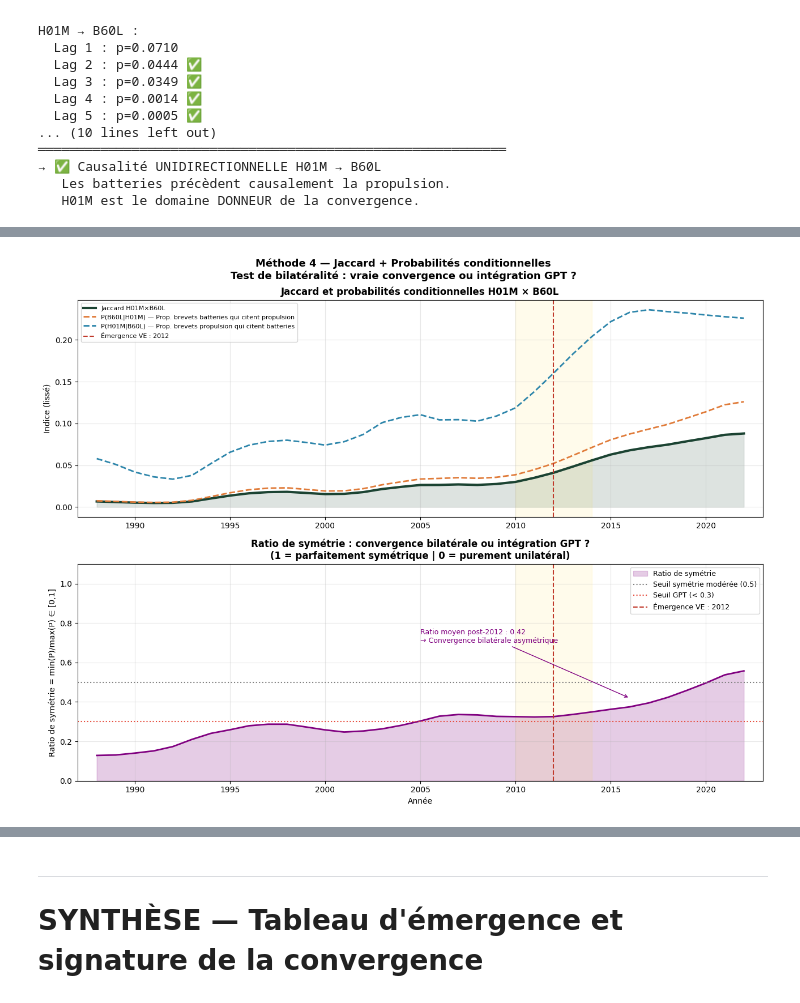
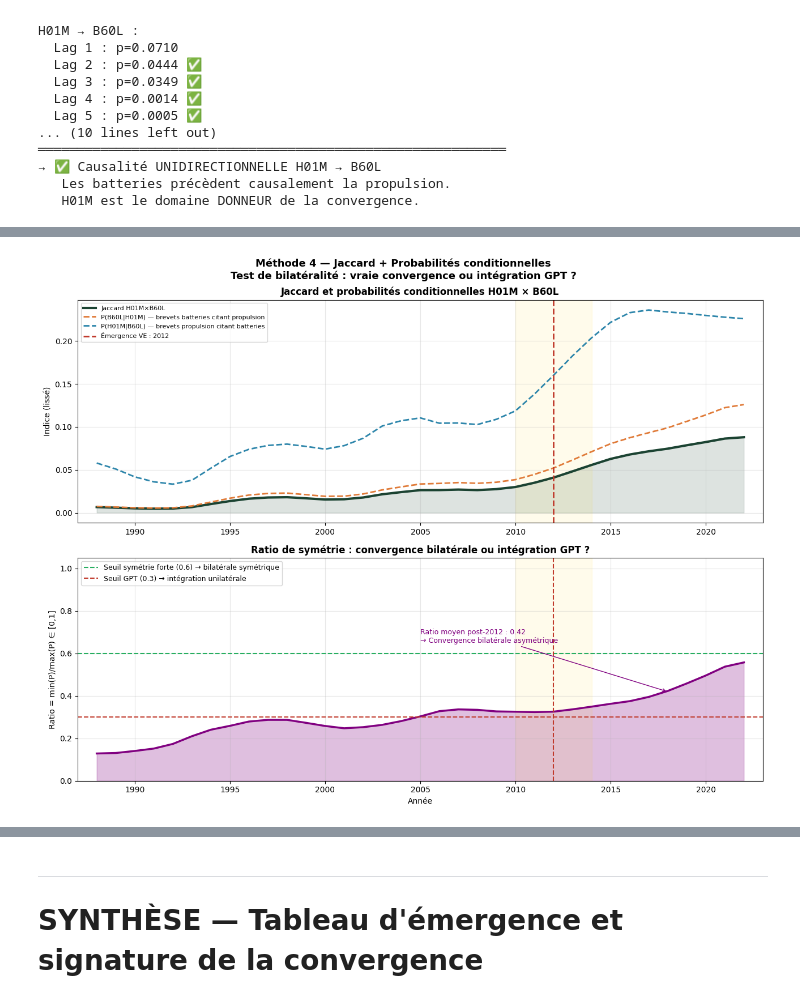
Before and after one commit to quentinbenchetrit/Stat-App, a Jupyter notebook: analyse_VE_complete.ipynb, the cells around one changed output, grey strips where cells are left out. Drawn from its saved outputs; the diff is of its cells as text; code cells hidden in the pictures.

```diff
--- a/analyse_VE_complete.ipynb
+++ b/analyse_VE_complete.ipynb
@@ -1491,79 +1530,74 @@ max     0.0904       0.1309       0.2389
 # %%
-# ── Graphique 7 : Jaccard + probabilités conditionnelles ───────
-x    = df_jac['year'].values
-jac  = smooth(df_jac['jaccard'].values)
-pji  = smooth(df_jac['p_j_given_i'].values)  # P(B60L|H01M)
-pij  = smooth(df_jac['p_i_given_j'].values)  # P(H01M|B60L)
+# ── Graphique 5 : Jaccard + probabilités + ratio de symétrie ──
+x   = df_jac['year'].values
+jac = smooth(df_jac['jaccard'].values)
+pji = smooth(df_jac['p_j_given_i'].values)
+pij = smooth(df_jac['p_i_given_j'].values)
+ratio = np.where(np.maximum(pji,pij)>0.001,
+                 np.minimum(pji,pij)/np.maximum(pji,pij), np.nan)
 
 fig, axes = plt.subplots(2, 1, figsize=(13, 10))
 
-# Graphique du haut : les trois courbes
 ax = axes[0]
 ax.fill_between(x, 0, jac, alpha=0.15, color=C_JACCARD)
-ax.plot(x, jac, color=C_JACCARD, lw=3,   label='Jaccard H01M×B60L')
-ax.plot(x, pji, color=C_H01M,   lw=2,   ls='--',
-        label=f'P(B60L|H01M) — Prop. brevets batteries qui citent propulsion')
-ax.plot(x, pij, color=C_B60L,   lw=2,   ls='--',
-        label=f'P(H01M|B60L) — Prop. brevets propulsion qui citent batteries')
-ax.axvline(YEAR_EMERGE, color=C_RUPTURE, ls='--', lw=1.5,
+ax.plot(x, jac, color=C_JACCARD, lw=3,
+        label=f'Jaccard {CPC_I}×{CPC_J}')
+ax.plot(x, pji, color=C_H01M, lw=2, ls='--',
+        label=f'P({CPC_J}|{CPC_I}) — brevets batteries citant propulsion')
+ax.plot(x, pij, color=C_B60L, lw=2, ls='--',
+        label=f'P({CPC_I}|{CPC_J}) — brevets propulsion citant batteries')
+ax.axvline(YEAR_EMERGE, color=C_RUPTURE, ls='--', lw=2,
            label=f'Émergence VE : {YEAR_EMERGE}')
 ax.axvspan(YEAR_EMERGE-2, YEAR_EMERGE+2, alpha=0.08, color='gold')
 ax.set_ylabel('Indice (lissé)')
-ax.set_title('Jaccard et probabilités conditionnelles H01M × B60L',
+ax.set_title(f'Jaccard et probabilités conditionnelles {CPC_I} × {CPC_J}',
              fontweight='bold')
-ax.legend(fontsize=8, loc='upper left')
-ax.grid(alpha=0.3)
+ax.legend(fontsize=8, loc='upper left'); ax.grid(alpha=0.3)
 ax.set_xlim(YEAR_START-1, YEAR_END+1)
 
-# Graphique du bas : ratio de symétrie
 ax2 = axes[1]
-ratio = np.where(
-    np.maximum(pji, pij) > 0.001,
-    np.minimum(pji, pij) / np.maximum(pji, pij),
-    np.nan
-)
-ax2.fill_between(x, 0, ratio, alpha=0.2, color='purple',
-                 label='Ratio de symétrie')
-ax2.plot(x, ratio, color='purple', lw=2)
-ax2.axhline(0.5,  color='gray', ls=':', lw=1.5,
-            label='Seuil symétrie modérée (0.5)')
-ax2.axhline(0.3,  color='#E74C3C', ls=':', lw=1.5,
-            label='Seuil GPT (< 0.3)')
-ax2.axvline(YEAR_EMERGE, color=C_RUPTURE, ls='--', lw=1.5,
-            label=f'Émergence VE : {YEAR_EMERGE}')
+ax2.fill_between(x, 0, ratio, alpha=0.25, color='purple')
+ax2.plot(x, ratio, color='purple', lw=2.5)
+ax2.axhline(0.6, color='#27AE60', ls='--', lw=1.5,
+            label='Seuil symétrie forte (0.6) → bilatérale symétrique')
+ax2.axhline(0.3, color=C_RUPTURE, ls='--', lw=1.5,
+            label='Seuil GPT (0.3) → intégration unilatérale')
+ax2.axvline(YEAR_EMERGE, color=C_RUPTURE, ls='--', lw=1.5)
 ax2.axvspan(YEAR_EMERGE-2, YEAR_EMERGE+2, alpha=0.08, color='gold')
-ax2.set_ylim(0, 1.1)
-ax2.set_ylabel('Ratio de symétrie = min(P)/max(P) ∈ [0,1]')
-ax2.set_xlabel('Année')
-ax2.set_title('Ratio de symétrie : convergence bilatérale ou intégration GPT ?\n'
-              '(1 = parfaitement symétrique | 0 = purement unilatéral)',
-              fontweight='bold')
-ax2.legend(fontsize=9)
-ax2.grid(alpha=0.3)
-ax2.set_xlim(YEAR_START-1, YEAR_END+1)
 
-# Annotation du verdict
-ratio_post = np.nanmean(ratio[x>=2012])
-ax2.annotate(f'Ratio moyen post-2012 : {ratio_post:.2f}\n→ Convergence bilatérale asymétrique',
-             xy=(2016, ratio_post), xytext=(2005, 0.7),
+ratio_post = np.nanmean(ratio[x>=YEAR_EMERGE])
+ax2.annotate(f'Ratio moyen post-{YEAR_EMERGE} : {ratio_post:.2f}\n→ Convergence bilatérale asymétrique',
+             xy=(2018, ratio_post), xytext=(2005, 0.65),
              fontsize=9, color='purple',
              arrowprops=dict(arrowstyle='->', color='purple'))
+
+ax2.set_ylim(0, 1.05)
+ax2.set_ylabel('Ratio = min(P)/max(P) ∈ [0,1]')
+ax2.set_xlabel('Année')
+ax2.set_title('Ratio de symétrie : convergence bilatérale ou intégration GPT ?',
+              fontweight='bold')
+ax2.legend(fontsize=9); ax2.grid(alpha=0.3)
+ax2.set_xlim(YEAR_START-1, YEAR_END+1)
 
 plt.suptitle('Méthode 4 — Jaccard + Probabilités conditionnelles\n'
              'Test de bilatéralité : vraie convergence ou intégration GPT ?',
              fontsize=13, fontweight='bold')
 plt.tight_layout()
 plt.savefig('M4_jaccard_bilateralite.png', dpi=150, bbox_inches='tight')
 plt.show()
 
-print(f'\nVerdict de bilatéralité :')
-print(f'  P(B60L|H01M) moyen post-2012 = {np.mean(df_jac[df_jac["year"]>=2012]["p_j_given_i"]):.4f}')
-print(f'  P(H01M|B60L) moyen post-2012 = {np.mean(df_jac[df_jac["year"]>=2012]["p_i_given_j"]):.4f}')
-print(f'  Ratio de symétrie post-2012  = {ratio_post:.3f}')
-verdict = '✅ Convergence bilatérale' if ratio_post > 0.3 else '⚠️ Intégration unilatérale (GPT)'
-print(f'  Verdict : {verdict}')
+print(f'Verdict de bilatéralité :')
+print(f'  P({CPC_J}|{CPC_I}) moyen post-{YEAR_EMERGE} = {np.mean(df_jac[df_jac["year"]>=YEAR_EMERGE]["p_j_given_i"]):.4f}')
+print(f'  P({CPC_I}|{CPC_J}) moyen post-{YEAR_EMERGE} = {np.mean(df_jac[df_jac["year"]>=YEAR_EMERGE]["p_i_given_j"]):.4f}')
+print(f'  Ratio de symétrie post-{YEAR_EMERGE} = {ratio_post:.3f}')
+if ratio_post > 0.6:
+    print('  → ✅ Convergence bilatérale SYMÉTRIQUE')
+elif ratio_post > 0.3:
+    print('  → ✅ Convergence bilatérale ASYMÉTRIQUE (domaine donneur/receveur)')
+else:
+    print('  → ⚠️ Intégration unilatérale — signature GPT')
 # %% [output]
-[figure, old version]
+[figure, new version]
 Verdict de bilatéralité :
   P(B60L|H01M) moyen post-2012 = 0.0925
   P(H01M|B60L) moyen post-2012 = 0.2177
```
Also changed, not shown: parts of 5 cells of this notebook.
